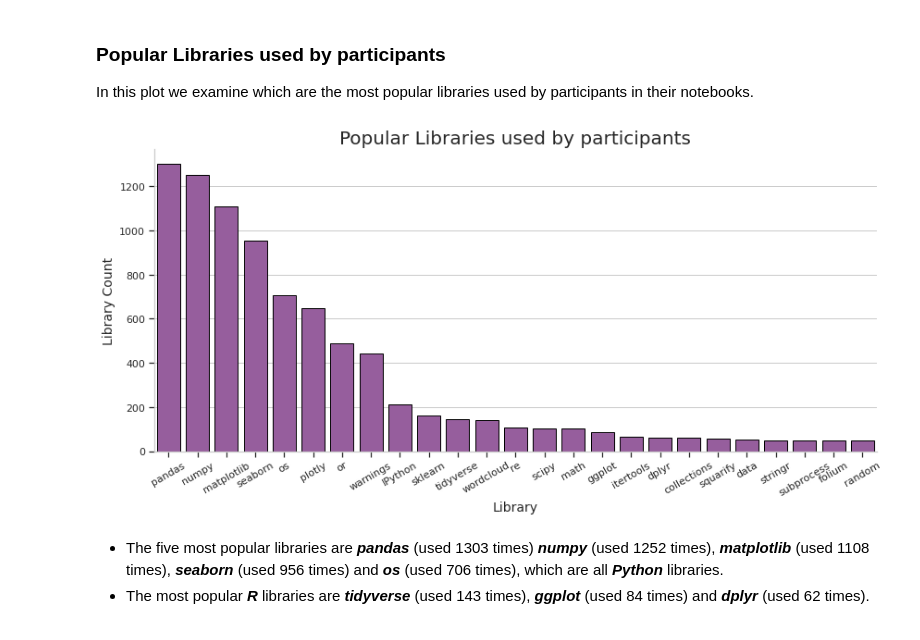
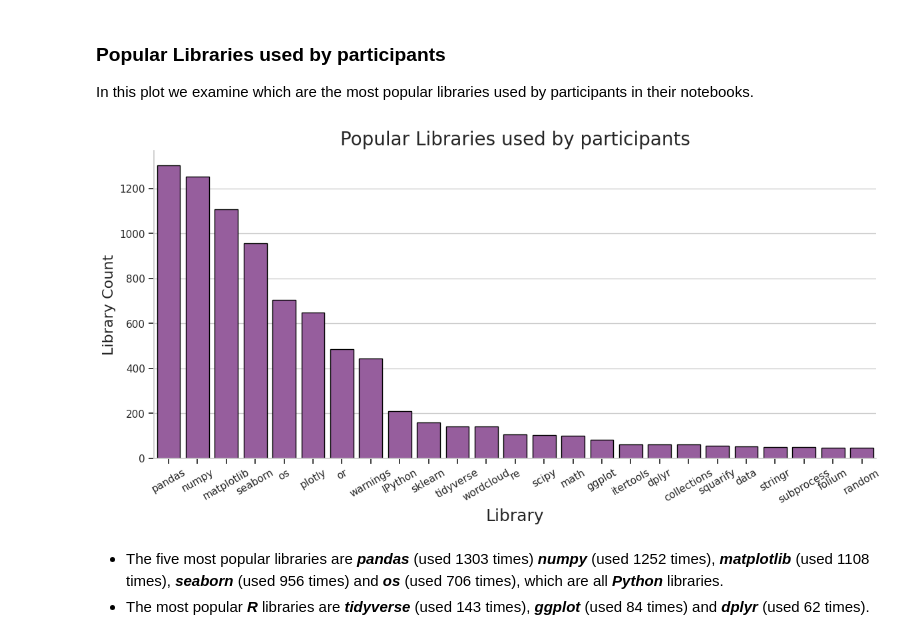
Before and after one commit to moratsam/kaggle-survey-2022, a Jupyter notebook: Kaggle_Survey_2022.ipynb, the cells around one changed output. Saved outputs shown, nothing was run; the diff lists cells and outputs as text; code cells hidden in the pictures.

```diff
--- a/Kaggle_Survey_2022.ipynb
+++ b/Kaggle_Survey_2022.ipynb
@@ -101,6 +101,8 @@ import pandas as pd
 import seaborn as sns
 from PIL import Image
 from wordcloud import WordCloud
+
+git = True
 
 # global_palette = sns.color_palette("crest", 8)
 global_palette = sns.color_palette("RdYlGn", 6)
@@ -218,8 +220,9 @@ There have been many excellent notebook submissions in the Kaggle Survey competi
 # %%
 # cleaned_kernels_df = pd.read_csv('/kaggle/input/kaggle-survey-historical-meta/cleaned_kernels.csv')
-#cleaned_kernels_df = pd.read_csv(r'C:\Users\Klemen\Documents\Data Science\Kaggle\Survey2022\cleaned_kernels.csv')
-#cleaned_kernels_df = pd.read_csv('kaggle-survey-historical-meta/cleaned_kernels.csv')
-cleaned_kernels_df = pd.read_csv('/kaggle/input/d/jakkajdsfs/kaggle-survey-historical-meta/cleaned_kernels.csv')
+if git:
+    cleaned_kernels_df = pd.read_csv('kaggle-survey-historical-meta/cleaned_kernels.csv')
+else:
+    cleaned_kernels_df = pd.read_csv('/kaggle/input/d/jakkajdsfs/kaggle-survey-historical-meta/cleaned_kernels.csv')
 # %% [markdown]
 ## 1) Trends
 # %% [markdown]
@@ -320,35 +323,35 @@ In this plot we examine which are the most popular libraries used by participant
 # %%
 custom_params = {"axes.spines.right": False, "axes.spines.top": False}
 sns.set_theme(style="whitegrid", rc=custom_params)
 libs_arr = []
 for index, row in cleaned_kernels_df.iterrows():
         libs_arr.append(row['libs'])
 
 libs = ' '.join(libs_arr).translate(str.maketrans('', '', string.punctuation)).split()
 libs_count = Counter(libs)
 
 libs_df = pd.DataFrame(libs_count.items(), columns = ['Library', 'Library Count'])
 libs_df = libs_df.sort_values(by=['Library Count'], ascending = False).head(25)
 
 
 custom_params = {"axes.spines.right": False, "axes.spines.top": False}
 sns.set_theme(style="whitegrid", rc=custom_params)
 plt.figure(figsize=(14,6))
 
 libs_plot = sns.barplot(data=libs_df,
                         x='Library',
                         y='Library Count',
                         edgecolor=global_edge_color,
                         color=global_color)
 plt.xticks(rotation=30)
 plt.title('Popular Libraries used by participants',fontsize=20)
-plt.xlabel('Library', fontsize=14);
-plt.ylabel('Library Count', fontsize=14)
+plt.xlabel('Library', fontsize=18);
+plt.ylabel('Library Count', fontsize=16)
 plt.tick_params(bottom=True, left=True)
 
 plt.show()
 # %% [output]
-[figure, old version]
+[figure, new version]
 # %% [markdown]
 - The five most popular libraries are ***pandas*** (used 1303 times) ***numpy*** (used 1252 times), ***matplotlib*** (used 1108 times), ***seaborn*** (used 956 times) and ***os*** (used 706 times), which are all ***Python*** libraries.
 - The most popular ***R*** libraries are ***tidyverse*** (used 143 times), ***ggplot*** (used 84 times) and ***dplyr*** (used 62 times).
```
Also changed, not shown: parts of 13 cells of this notebook.
